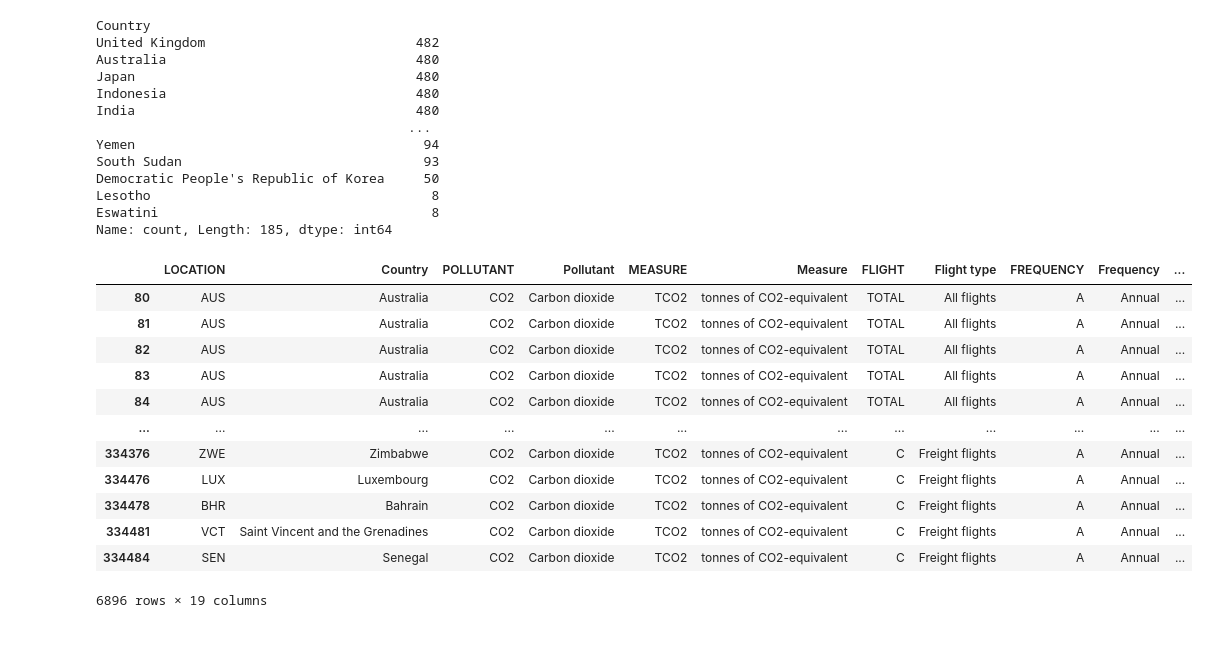
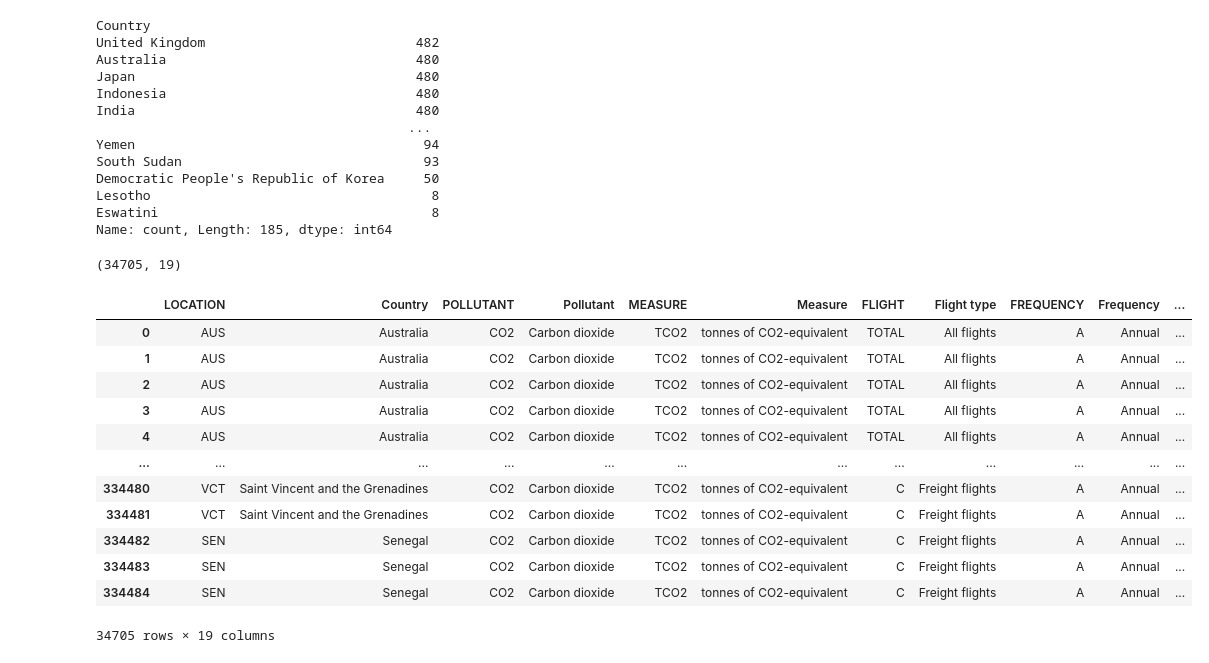
Before and after one commit to TheMirch/dsi-group-project, a Jupyter notebook: code/nolan.ipynb, the cells around one changed output. Saved outputs shown, nothing was run; the diff lists cells and outputs as text; code cells hidden in the pictures.

```diff
--- a/code/nolan.ipynb
+++ b/code/nolan.ipynb
@@ -4,7 +4,7 @@ import pandas as pd
 # pd.set_option('display.max_rows', None)
 pd.reset_option('display.max_rows')
 # %%
-c02 = pd.read_csv('../datasets/airtrans_c02.csv')
+c02 = pd.read_csv('../datasets/airtrans_c02.csv', low_memory=False)
 # %%
 c02.shape
 # %% [output]
@@ -134,21 +134,25 @@ Lesotho                                    8
 Eswatini                                   8
 Name: count, Length: 185, dtype: int64
 # %%
-c02_ter_year = c02_ter[pd.to_numeric(c02_ter['Time'], errors='coerce').notna()]
+c02_ter_a = c02[(c02.FREQUENCY == 'A')]
+# %%
+c02_ter_a.shape
+# %% [output]
+(34705, 19)
 # %%
-c02_ter_year
+c02_ter_a
 # %% [output]
 |  | LOCATION | Country | POLLUTANT | Pollutant | MEASURE | Measure | FLIGHT | Flight type | FREQUENCY | Frequency | ... |
-| 80 | AUS | Australia | CO2 | Carbon dioxide | TCO2 | tonnes of CO2-equivalent | TOTAL | All flights | A | Annual | ... |
-| 81 | AUS | Australia | CO2 | Carbon dioxide | TCO2 | tonnes of CO2-equivalent | TOTAL | All flights | A | Annual | ... |
-| 82 | AUS | Australia | CO2 | Carbon dioxide | TCO2 | tonnes of CO2-equivalent | TOTAL | All flights | A | Annual | ... |
-| 83 | AUS | Australia | CO2 | Carbon dioxide | TCO2 | tonnes of CO2-equivalent | TOTAL | All flights | A | Annual | ... |
-| 84 | AUS | Australia | CO2 | Carbon dioxide | TCO2 | tonnes of CO2-equivalent | TOTAL | All flights | A | Annual | ... |
+| 0 | AUS | Australia | CO2 | Carbon dioxide | TCO2 | tonnes of CO2-equivalent | TOTAL | All flights | A | Annual | ... |
+| 1 | AUS | Australia | CO2 | Carbon dioxide | TCO2 | tonnes of CO2-equivalent | TOTAL | All flights | A | Annual | ... |
+| 2 | AUS | Australia | CO2 | Carbon dioxide | TCO2 | tonnes of CO2-equivalent | TOTAL | All flights | A | Annual | ... |
+| 3 | AUS | Australia | CO2 | Carbon dioxide | TCO2 | tonnes of CO2-equivalent | TOTAL | All flights | A | Annual | ... |
+| 4 | AUS | Australia | CO2 | Carbon dioxide | TCO2 | tonnes of CO2-equivalent | TOTAL | All flights | A | Annual | ... |
 | ... | ... | ... | ... | ... | ... | ... | ... | ... | ... | ... | ... |
-| 334376 | ZWE | Zimbabwe | CO2 | Carbon dioxide | TCO2 | tonnes of CO2-equivalent | C | Freight flights | A | Annual | ... |
-| 334476 | LUX | Luxembourg | CO2 | Carbon dioxide | TCO2 | tonnes of CO2-equivalent | C | Freight flights | A | Annual | ... |
-| 334478 | BHR | Bahrain | CO2 | Carbon dioxide | TCO2 | tonnes of CO2-equivalent | C | Freight flights | A | Annual | ... |
+| 334480 | VCT | Saint Vincent and the Grenadines | CO2 | Carbon dioxide | TCO2 | tonnes of CO2-equivalent | C | Freight flights | A | Annual | ... |
 | 334481 | VCT | Saint Vincent and the Grenadines | CO2 | Carbon dioxide | TCO2 | tonnes of CO2-equivalent | C | Freight flights | A | Annual | ... |
+| 334482 | SEN | Senegal | CO2 | Carbon dioxide | TCO2 | tonnes of CO2-equivalent | C | Freight flights | A | Annual | ... |
+| 334483 | SEN | Senegal | CO2 | Carbon dioxide | TCO2 | tonnes of CO2-equivalent | C | Freight flights | A | Annual | ... |
 | 334484 | SEN | Senegal | CO2 | Carbon dioxide | TCO2 | tonnes of CO2-equivalent | C | Freight flights | A | Annual | ... |
-6896 rows × 19 columns
+34705 rows × 19 columns
 # %%
```
Also changed, not shown: parts of 4 cells of this notebook, 2 other files.
